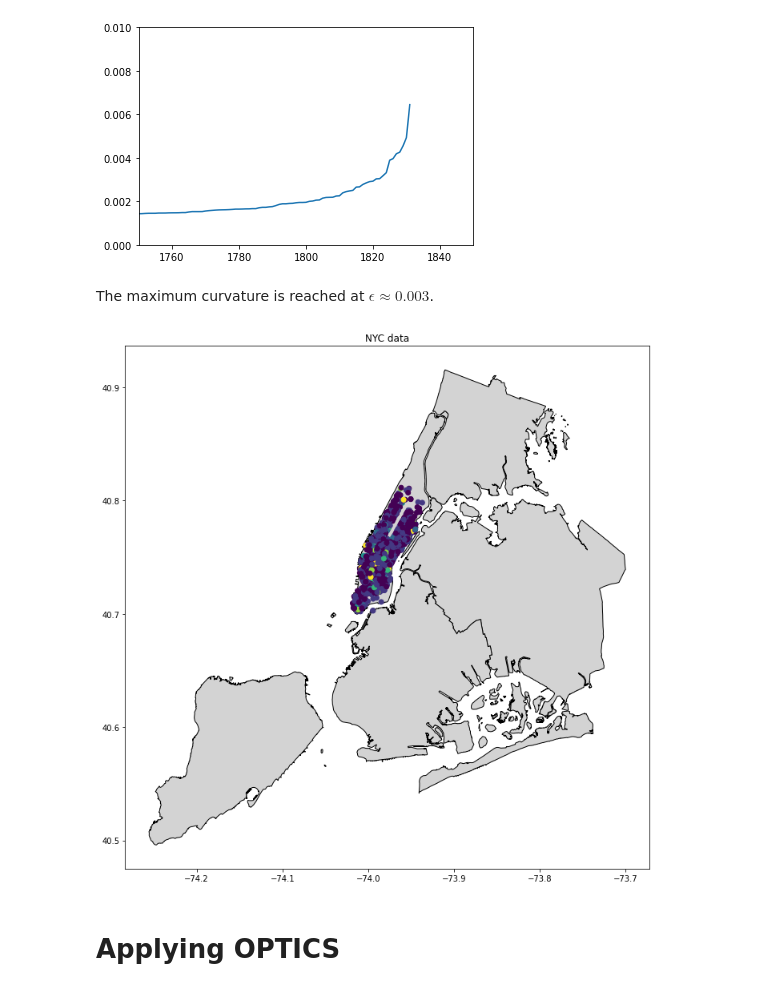
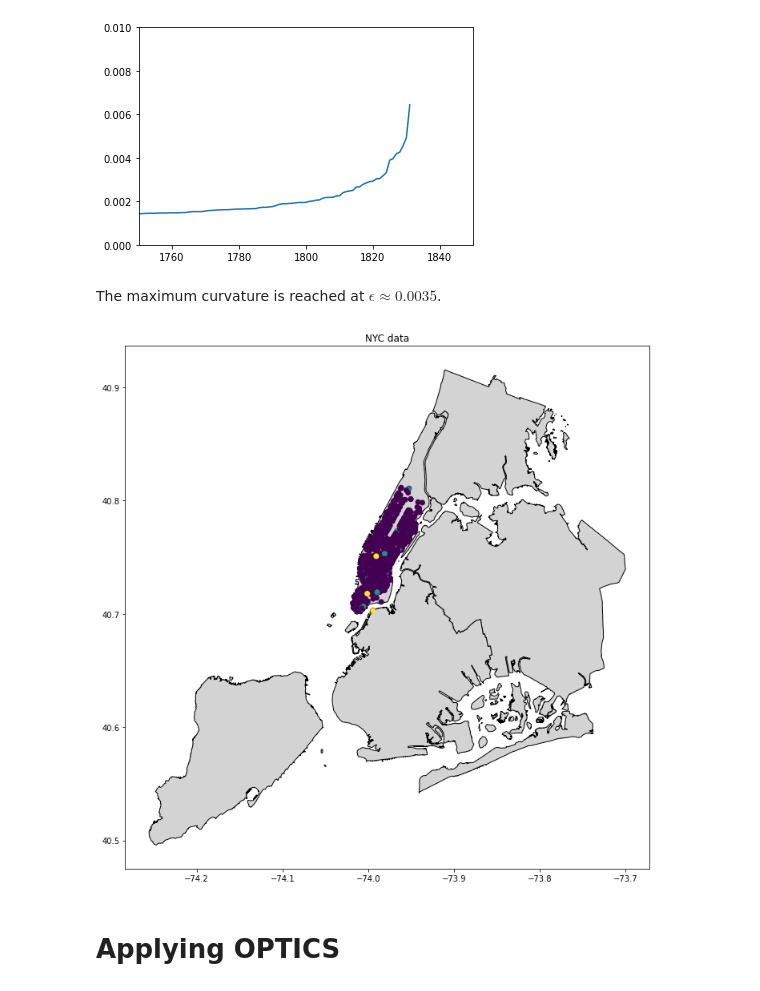
Before and after one commit to David-27/das-taxi, a Jupyter notebook: Clustering algorithms.ipynb, the cells around one changed output. Saved outputs shown, nothing was run; the diff lists cells and outputs as text; code cells hidden in the pictures.

```diff
--- a/Clustering algorithms.ipynb
+++ b/Clustering algorithms.ipynb
@@ -25,7 +25,7 @@ import geopandas as gpd
 from geopandas import GeoDataFrame
 
 
-def plot_on_ny_map(df, points=10, figsize=(12,12), save=False, title='NYC data', fname='plot.png', cols=['startLongitude', 'startLatitude'], colored=False, color_col=None):
+def plot_on_ny_map(df, points=10, figsize=(12,12), save=False, title='NYC data', fname='plot.png', cols=['startLongitude', 'startLatitude'], colored=False, color_col=None, size=12):
     data_x = df[cols[0]][:points]
     data_y = df[cols[1]][:points]
 
@@ -43,9 +43,9 @@ def plot_on_ny_map(df, points=10, figsize=(12,12), save=False, title='NYC data',
         if color_col is None:
             raise Exception("color_col arg is missing, but colored is set to True.")
             return
-        gdf.plot(ax=ax, c=df[color_col])
+        gdf.plot(ax=ax, markersize=size, c=df[color_col])
     else:
-        gdf.plot(ax=ax)
+        gdf.plot(ax=ax, markersize=size)
 
     if save:
         plt.savefig(fname)
@@ -147,14 +147,14 @@ None
 # %% [output]
 [figure]
 # %% [markdown]
-The maximum curvature is reached at $\epsilon \approx 0.003$.
+The maximum curvature is reached at $\epsilon \approx 0.0035$.
 # %%
-dbscan = DBSCAN(eps=0.003, min_samples=30).fit(X_manhattan)
+dbscan = DBSCAN(eps=0.002, min_samples=30).fit(X_manhattan)
 labels = pd.DataFrame(dbscan.labels_, columns=['label'])
 result = X_manhattan.join(labels)
 plot_on_ny_map(result, points=2000, colored=True, color_col='label')
 # %% [output]
-[figure, old version]
+[figure, new version]
 # %% [markdown]
 # Applying OPTICS
 # %%
```
Also changed, not shown: parts of 5 cells of this notebook.
